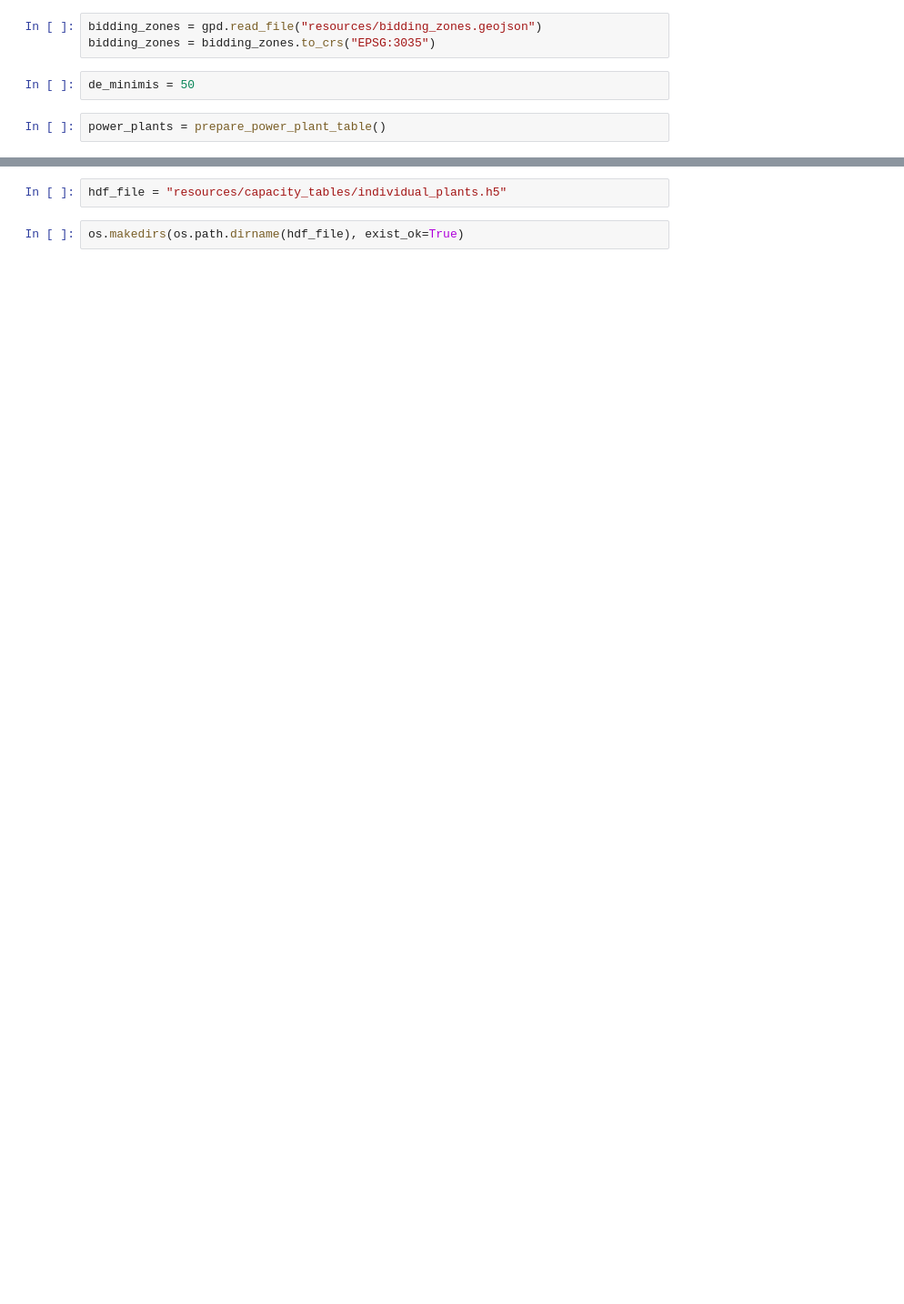
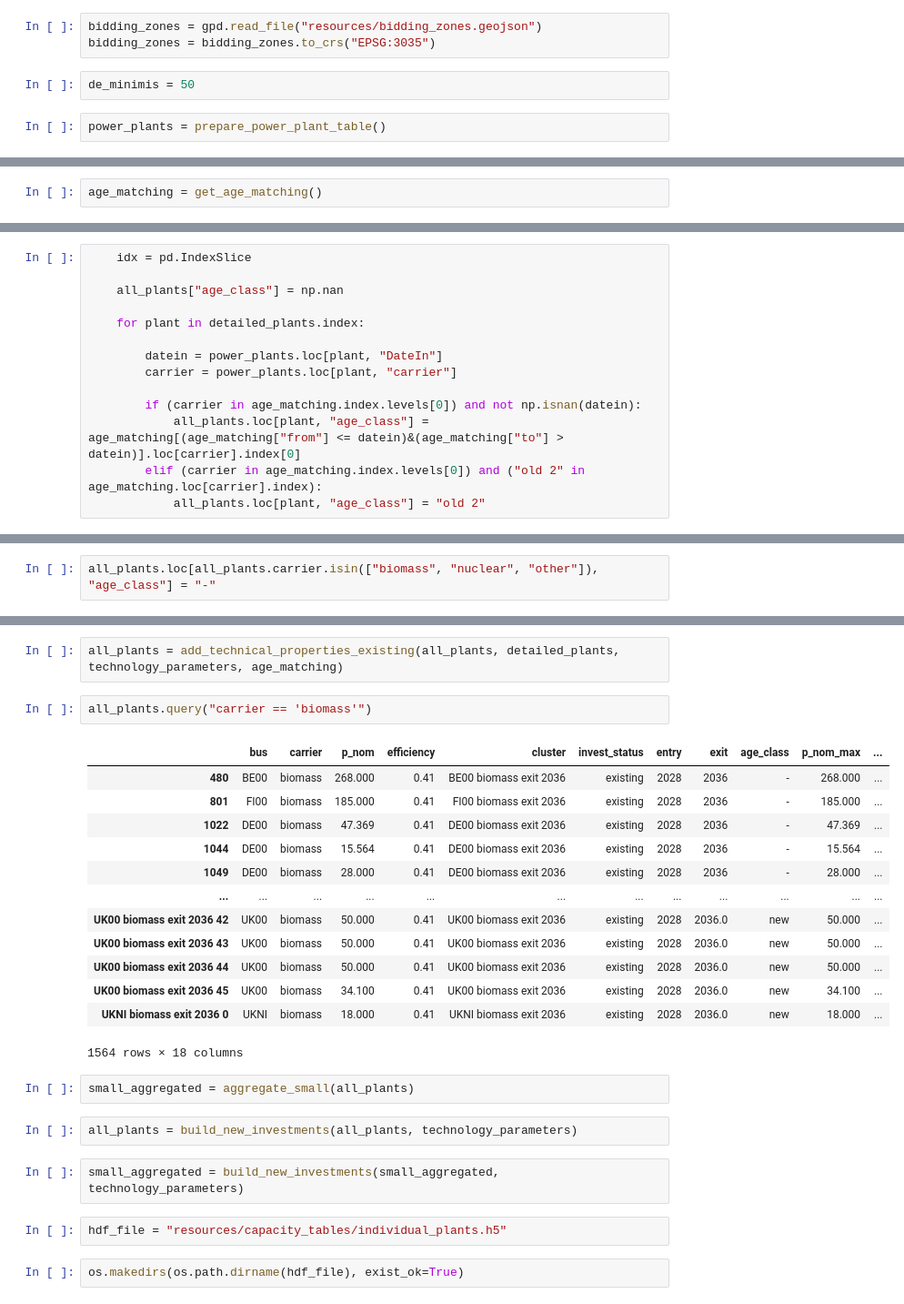
Before and after one commit to thomgeo/open_eraa, a Jupyter notebook: build_individual_power_plants.ipynb, the cells around one changed output, grey strips where cells are left out. Shown at 91% size. Cells and saved outputs as stored; diff of their text form; blank space fills up the shorter version.

Commit message:
central preparation of common files and new power plant disaggregation

```diff
--- a/build_individual_power_plants.ipynb
+++ b/build_individual_power_plants.ipynb
@@ -698,0 +537,2 @@ eraa_plants = build_new_investments(eraa_plants)
+# %%
+age_matching = get_age_matching()
@@ -698,0 +559,14 @@ eraa_plants = build_new_investments(eraa_plants)
+# %%
+    idx = pd.IndexSlice
+
+    all_plants["age_class"] = np.nan
+
+    for plant in detailed_plants.index:
+
+        datein = power_plants.loc[plant, "DateIn"]
+        carrier = power_plants.loc[plant, "carrier"]
+
+        if (carrier in age_matching.index.levels[0]) and not np.isnan(datein):
+            all_plants.loc[plant, "age_class"] = age_matching[(age_matching["from"] <= datein)&(age_matching["to"] > datein)].loc[carrier].index[0]
+        elif (carrier in age_matching.index.levels[0]) and ("old 2" in age_matching.loc[carrier].index):
+            all_plants.loc[plant, "age_class"] = "old 2"
@@ -698,0 +589,2 @@ eraa_plants = build_new_investments(eraa_plants)
+# %%
+all_plants.loc[all_plants.carrier.isin(["biomass", "nuclear", "other"]), "age_class"] = "-"
@@ -699,3 +644,27 @@ eraa_plants = build_new_investments(eraa_plants)
+# %%
+all_plants = add_technical_properties_existing(all_plants, detailed_plants, technology_parameters, age_matching)
+# %%
+all_plants.query("carrier == 'biomass'")
+# %% [output]
+|  | bus | carrier | p_nom | efficiency | cluster | invest_status | entry | exit | age_class | p_nom_max | ... |
+| 480 | BE00 | biomass | 268.000 | 0.41 | BE00 biomass exit 2036 | existing | 2028 | 2036 | - | 268.000 | ... |
+| 801 | FI00 | biomass | 185.000 | 0.41 | FI00 biomass exit 2036 | existing | 2028 | 2036 | - | 185.000 | ... |
+| 1022 | DE00 | biomass | 47.369 | 0.41 | DE00 biomass exit 2036 | existing | 2028 | 2036 | - | 47.369 | ... |
+| 1044 | DE00 | biomass | 15.564 | 0.41 | DE00 biomass exit 2036 | existing | 2028 | 2036 | - | 15.564 | ... |
+| 1049 | DE00 | biomass | 28.000 | 0.41 | DE00 biomass exit 2036 | existing | 2028 | 2036 | - | 28.000 | ... |
+| ... | ... | ... | ... | ... | ... | ... | ... | ... | ... | ... | ... |
+| UK00 biomass exit 2036 42 | UK00 | biomass | 50.000 | 0.41 | UK00 biomass exit 2036 | existing | 2028 | 2036.0 | new | 50.000 | ... |
+| UK00 biomass exit 2036 43 | UK00 | biomass | 50.000 | 0.41 | UK00 biomass exit 2036 | existing | 2028 | 2036.0 | new | 50.000 | ... |
+| UK00 biomass exit 2036 44 | UK00 | biomass | 50.000 | 0.41 | UK00 biomass exit 2036 | existing | 2028 | 2036.0 | new | 50.000 | ... |
+| UK00 biomass exit 2036 45 | UK00 | biomass | 34.100 | 0.41 | UK00 biomass exit 2036 | existing | 2028 | 2036.0 | new | 34.100 | ... |
+| UKNI biomass exit 2036 0 | UKNI | biomass | 18.000 | 0.41 | UKNI biomass exit 2036 | existing | 2028 | 2036.0 | new | 18.000 | ... |
+1564 rows × 18 columns
+# %%
+small_aggregated = aggregate_small(all_plants)
+# %%
+all_plants = build_new_investments(all_plants, technology_parameters)
+# %%
+small_aggregated = build_new_investments(small_aggregated, technology_parameters)
 # %%
 hdf_file = "resources/capacity_tables/individual_plants.h5"
 # %%
```
Also changed, not shown: parts of 31 cells of this notebook, 12 other files.
